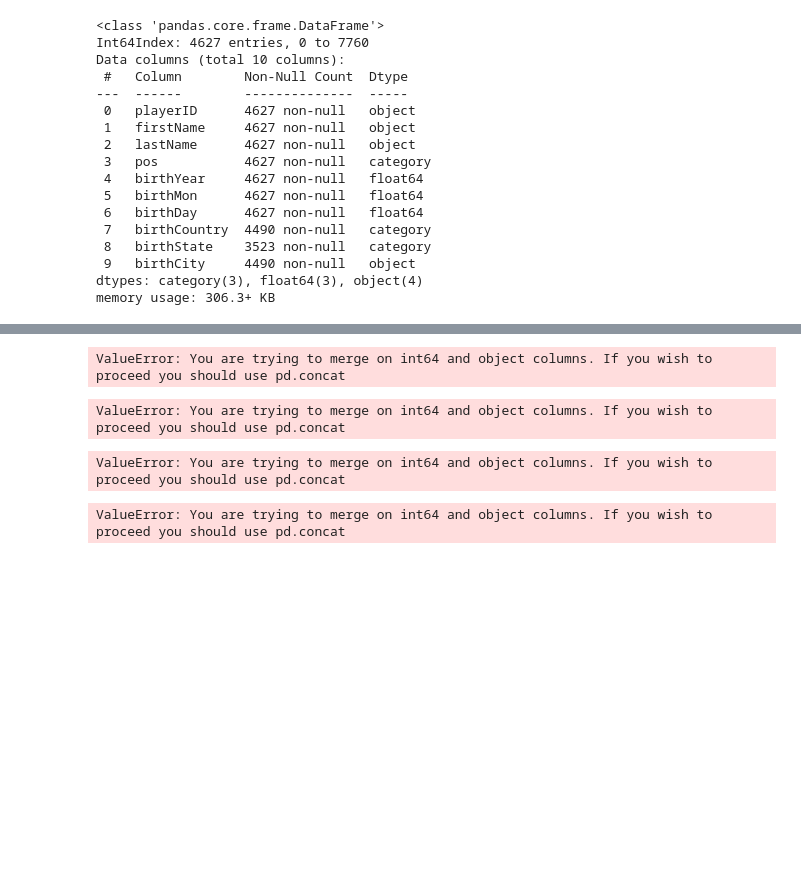
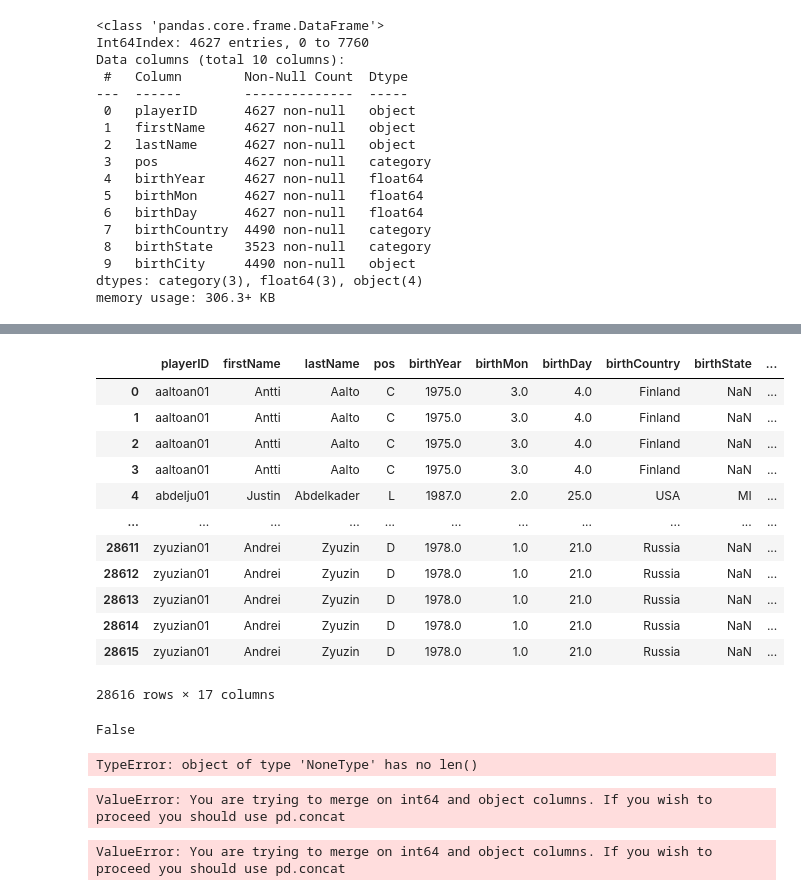
Before and after one commit to yaowenqiang/panda_playbook, a Jupyter notebook: advanced_pandas.ipynb, the cells around one changed output, grey strips where cells are left out. Drawn from its saved outputs; the diff is of its cells as text; code cells hidden in the pictures; blank space fills up the shorter version.

```diff
--- a/advanced_pandas.ipynb
+++ b/advanced_pandas.ipynb
@@ -362,5 +378,27 @@ memory usage: 1.8+ MB
+# %%
+#scoring = scoring.reset_index(drop=True)
+mer = pd.merge(master, scoring)
+mer
+# %% [output]
+|  | playerID | firstName | lastName | pos | birthYear | birthMon | birthDay | birthCountry | birthState | ... |
+| 0 | aaltoan01 | Antti | Aalto | C | 1975.0 | 3.0 | 4.0 | Finland | NaN | ... |
+| 1 | aaltoan01 | Antti | Aalto | C | 1975.0 | 3.0 | 4.0 | Finland | NaN | ... |
+| 2 | aaltoan01 | Antti | Aalto | C | 1975.0 | 3.0 | 4.0 | Finland | NaN | ... |
+| 3 | aaltoan01 | Antti | Aalto | C | 1975.0 | 3.0 | 4.0 | Finland | NaN | ... |
+| 4 | abdelju01 | Justin | Abdelkader | L | 1987.0 | 2.0 | 25.0 | USA | MI | ... |
+| ... | ... | ... | ... | ... | ... | ... | ... | ... | ... | ... |
+| 28611 | zyuzian01 | Andrei | Zyuzin | D | 1978.0 | 1.0 | 21.0 | Russia | NaN | ... |
+| 28612 | zyuzian01 | Andrei | Zyuzin | D | 1978.0 | 1.0 | 21.0 | Russia | NaN | ... |
+| 28613 | zyuzian01 | Andrei | Zyuzin | D | 1978.0 | 1.0 | 21.0 | Russia | NaN | ... |
+| 28614 | zyuzian01 | Andrei | Zyuzin | D | 1978.0 | 1.0 | 21.0 | Russia | NaN | ... |
+| 28615 | zyuzian01 | Andrei | Zyuzin | D | 1978.0 | 1.0 | 21.0 | Russia | NaN | ... |
+28616 rows × 17 columns
+# %%
+scoring['playerID'].isna().any()
+# %% [output]
+False
 # %%
-pd.merge(master, scoring, left_index=True, right_on='playerID')
+pd.merge(master, scoring, right_on='playerID')
 # %% [output]
-ValueError: You are trying to merge on int64 and object columns. If you wish to proceed you should use pd.concat
+TypeError: object of type 'NoneType' has no len()
 # %%
@@ -369,9 +407,5 @@ pd.merge(master, scoring, left_index=True, right_on='playerID').head()
 # %% [output]
 ValueError: You are trying to merge on int64 and object columns. If you wish to proceed you should use pd.concat
-# %%
-pd.merge(master, scoring, left_index=True, right_on='playerID', how='left').shape
-# %% [output]
-ValueError: You are trying to merge on int64 and object columns. If you wish to proceed you should use pd.concat
 # %%
 
 pd.merge(master, scoring, left_index=True, right_on='playerID', how='right').shape
```
Also changed, not shown: parts of 20 cells of this notebook.
